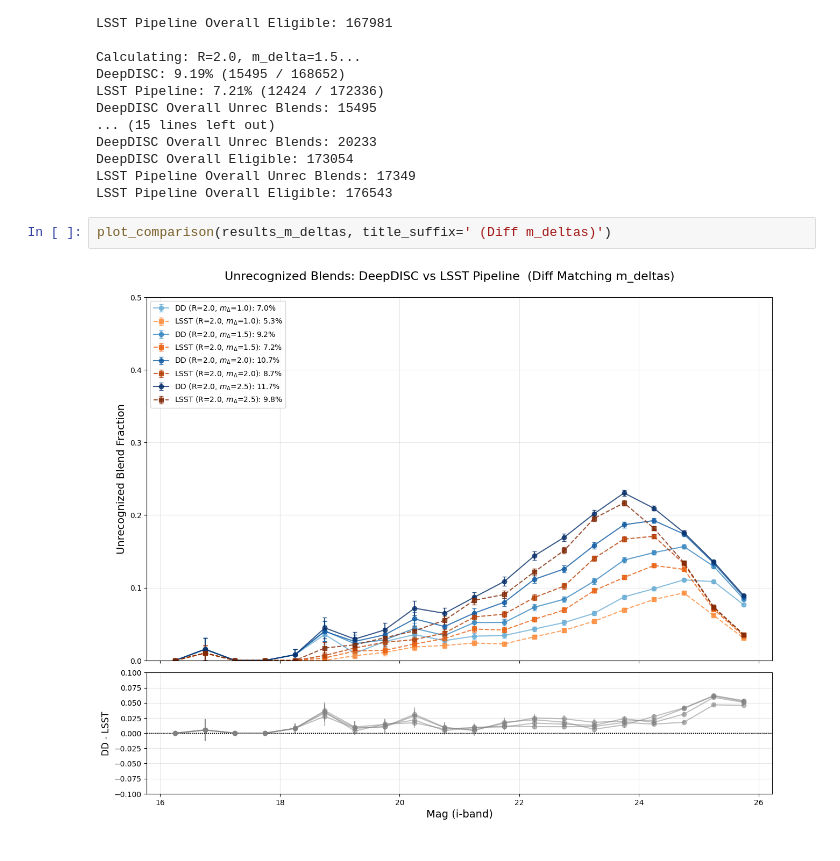
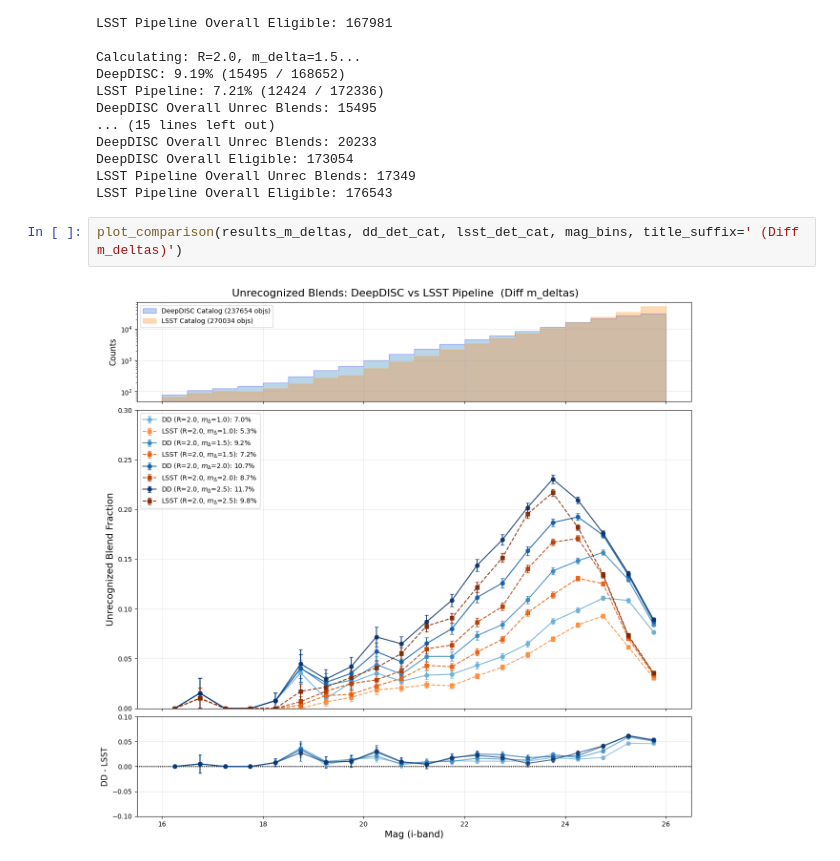
Before and after one commit to grantmerz/DeepDISC_Roman_Rubin, a Jupyter notebook: analysis.ipynb, the cells around one changed output. Drawn from its saved outputs; the diff is of its cells as text.

```diff
--- a/analysis.ipynb
+++ b/analysis.ipynb
@@ -1358,6 +1399,6 @@ DeepDISC Overall Eligible: 173054
 LSST Pipeline Overall Unrec Blends: 17349
 LSST Pipeline Overall Eligible: 176543
 # %%
-plot_comparison(results_m_deltas, title_suffix=' (Diff m_deltas)')
+plot_comparison(results_m_deltas, dd_det_cat, lsst_det_cat, mag_bins, title_suffix=' (Diff m_deltas)')
 # %% [output]
-[figure, old version]
+[figure, new version]
```
Also changed, not shown: parts of 4 cells of this notebook.
